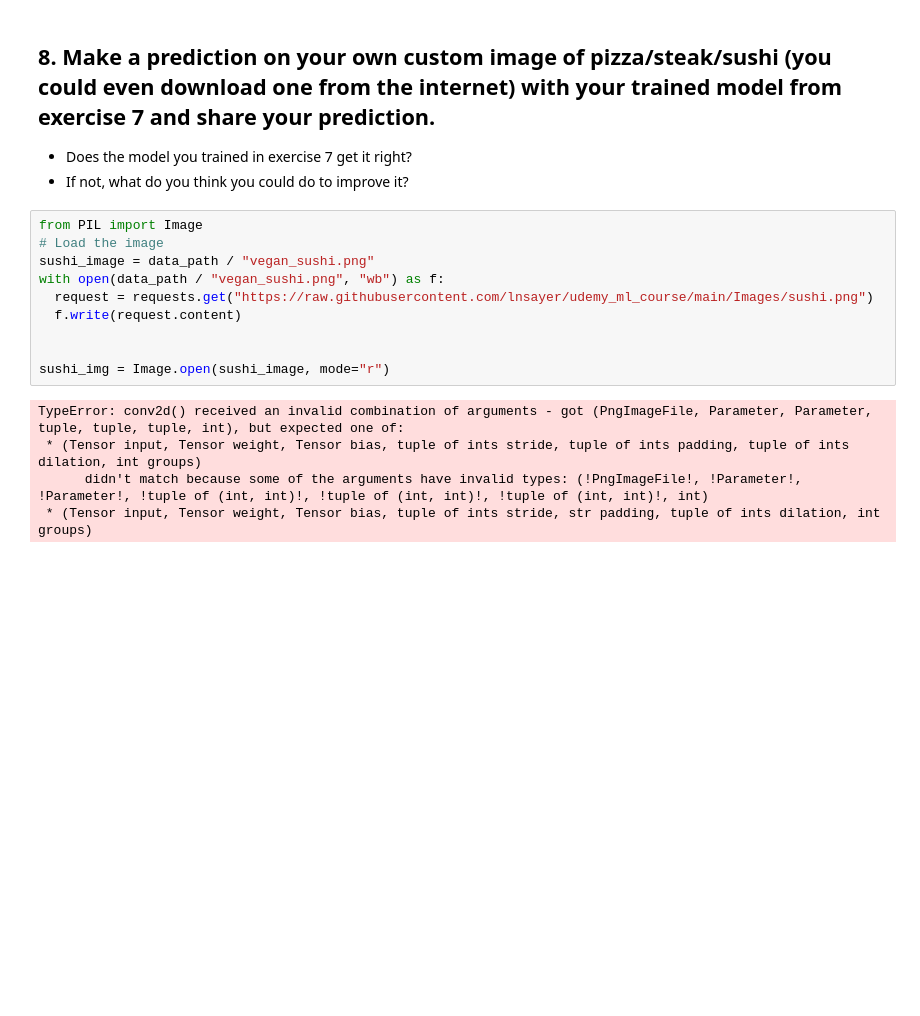
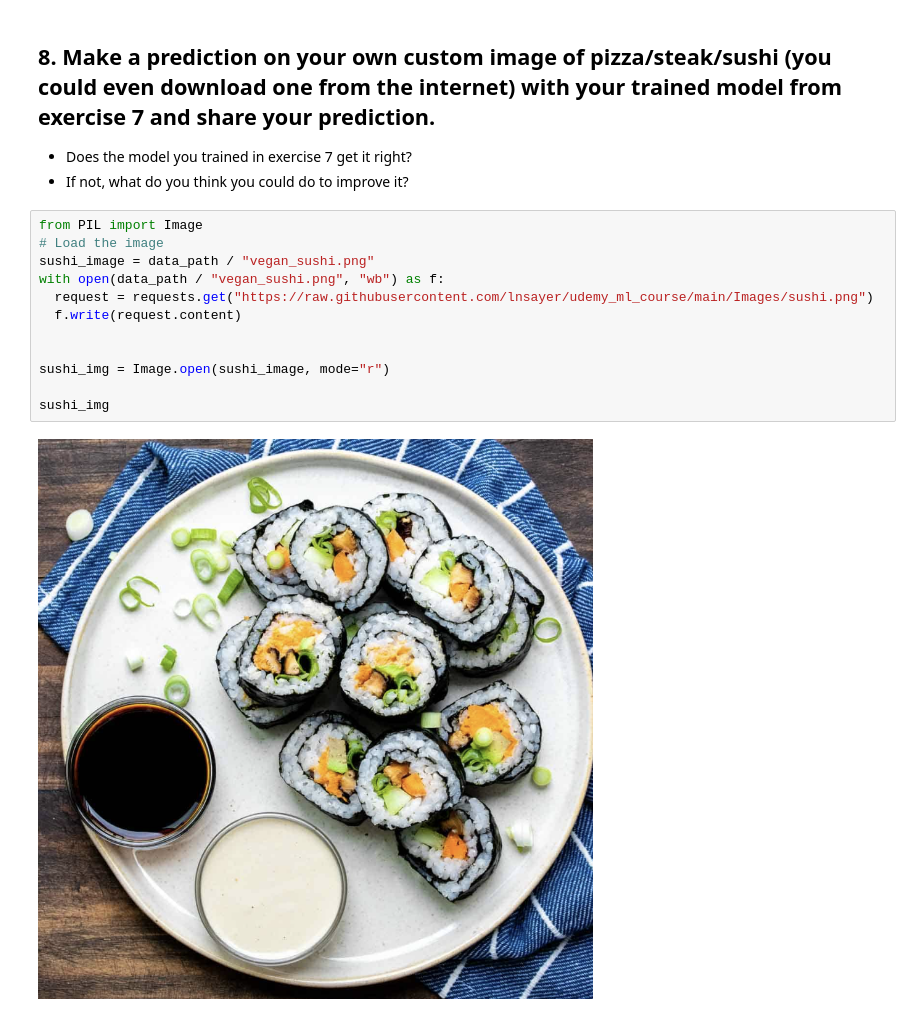
Before and after one commit to lnsayer/udemy_ml_course, a Jupyter notebook: my_04_pytorch_custom_datasets_exercises.ipynb, the cells around one changed output. Drawn from its saved outputs; the diff is of its cells as text; blank space fills up the shorter version.

```diff
--- a/my_04_pytorch_custom_datasets_exercises.ipynb
+++ b/my_04_pytorch_custom_datasets_exercises.ipynb
@@ -909,15 +909,14 @@ Epoch: 50 | train_loss: 0.0468 | train_acc: 0.9875 | test_loss: 2.3367 | test_ac
 # %%
 from PIL import Image
 # Load the image
 sushi_image = data_path / "vegan_sushi.png"
 with open(data_path / "vegan_sushi.png", "wb") as f:
   request = requests.get("https://raw.githubusercontent.com/lnsayer/udemy_ml_course/main/Images/sushi.png")
   f.write(request.content)
 
 
 sushi_img = Image.open(sushi_image, mode="r")
+
+sushi_img
 # %% [output]
-TypeError: conv2d() received an invalid combination of arguments - got (PngImageFile, Parameter, Parameter, tuple, tuple, tuple, int), but expected one of:
- * (Tensor input, Tensor weight, Tensor bias, tuple of ints stride, tuple of ints padding, tuple of ints dilation, int groups)
-      didn't match because some of the arguments have invalid types: (!PngImageFile!, !Parameter!, !Parameter!, !tuple of (int, int)!, !tuple of (int, int)!, !tuple of (int, int)!, int)
- * (Tensor input, Tensor weight, Tensor bias, tuple of ints stride, str padding, tuple of ints dilation, int groups)
+[figure, added]
```
Also changed, not shown: parts of 2 cells of this notebook.
